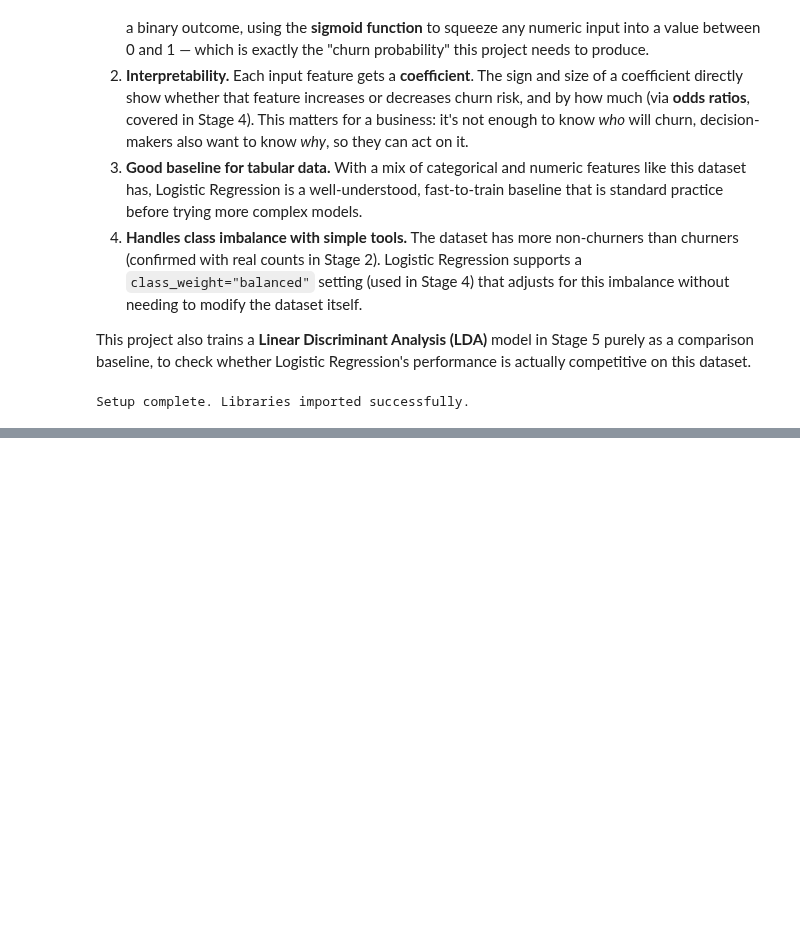
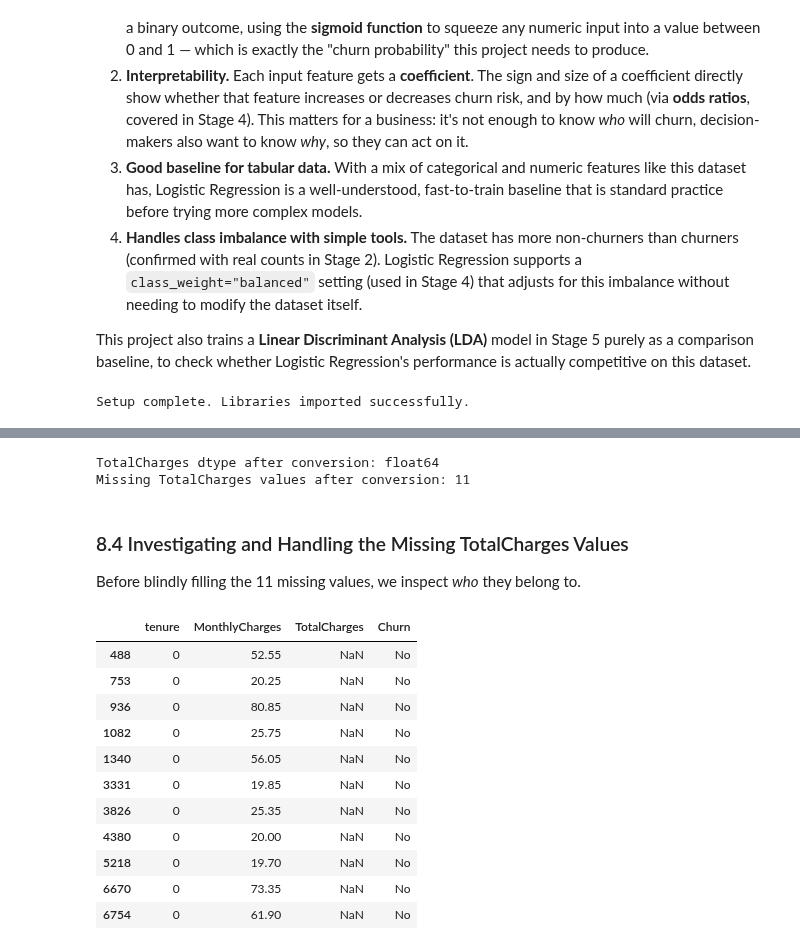
Before and after one commit to hs5495498-collab/-Customer-Churn-Prediction, a Jupyter notebook: notebooks/churn_analysis.ipynb, the cells around one changed output, grey strips where cells are left out. Saved outputs shown, nothing was run; the diff lists cells and outputs as text; code cells hidden in the pictures; blank space fills up the shorter version.

```diff
--- a/notebooks/churn_analysis.ipynb
+++ b/notebooks/churn_analysis.ipynb
@@ -216,0 +307,3 @@ Setup complete. Libraries imported successfully.
+# %%
+deduped_df = remove_duplicates(raw_df)
+print("Shape before:", raw_df.shape, "| Shape after:", deduped_df.shape)
@@ -216,0 +320,29 @@ Setup complete. Libraries imported successfully.
+# %%
+converted_df = convert_total_charges(deduped_df)
+n_missing = converted_df["TotalCharges"].isnull().sum()
+print("TotalCharges dtype after conversion:", converted_df["TotalCharges"].dtype)
+print("Missing TotalCharges values after conversion:", n_missing)
+# %% [output]
+TotalCharges dtype after conversion: float64
+Missing TotalCharges values after conversion: 11
+# %% [markdown]
+### 8.4 Investigating and Handling the Missing TotalCharges Values
+
+Before blindly filling the 11 missing values, we inspect *who* they belong
+to.
+# %%
+missing_rows = converted_df[converted_df["TotalCharges"].isnull()]
+missing_rows[["tenure", "MonthlyCharges", "TotalCharges", "Churn"]]
+# %% [output]
+|  | tenure | MonthlyCharges | TotalCharges | Churn |
+| 488 | 0 | 52.55 | NaN | No |
+| 753 | 0 | 20.25 | NaN | No |
+| 936 | 0 | 80.85 | NaN | No |
+| 1082 | 0 | 25.75 | NaN | No |
+| 1340 | 0 | 56.05 | NaN | No |
+| 3331 | 0 | 19.85 | NaN | No |
+| 3826 | 0 | 25.35 | NaN | No |
+| 4380 | 0 | 20.00 | NaN | No |
+| 5218 | 0 | 19.70 | NaN | No |
+| 6670 | 0 | 73.35 | NaN | No |
+| 6754 | 0 | 61.90 | NaN | No |
```
Also changed, not shown: parts of 23 cells of this notebook, 7 other files.
